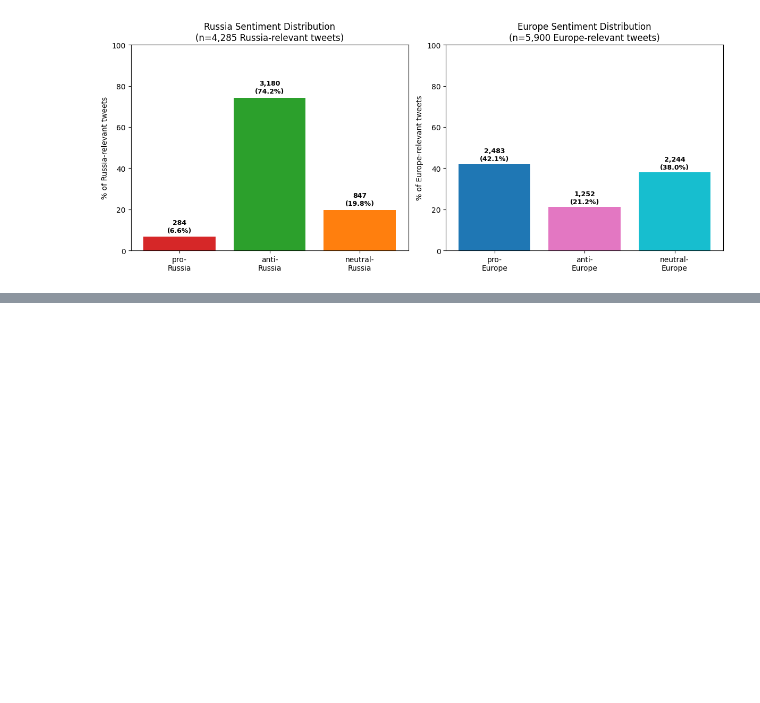
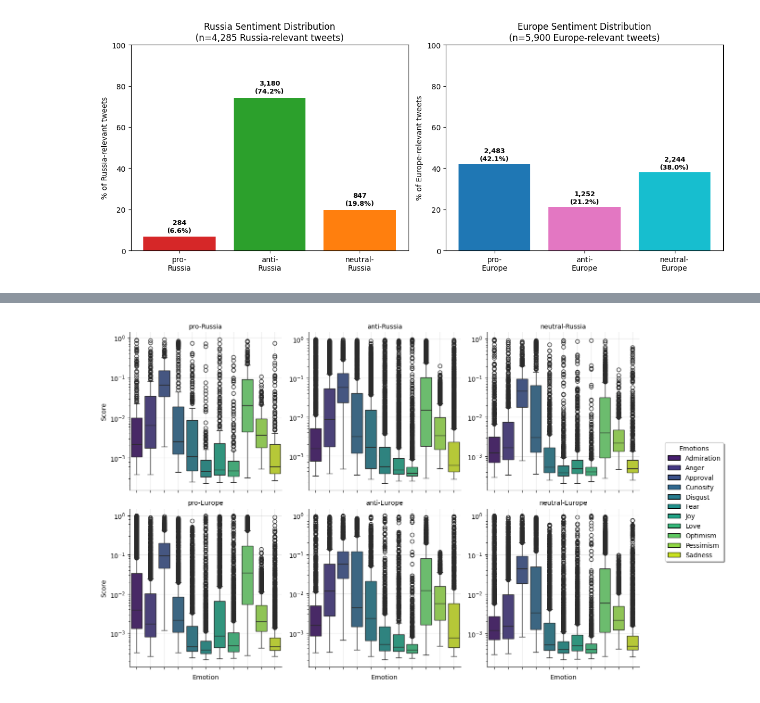
Before and after one commit to edgeslab/moldova-elections, a Jupyter notebook: analysis_OSMAN.ipynb, the cells around one changed output, grey strips where cells are left out. Cells and saved outputs as stored; diff of their text form; code cells hidden in the pictures; blank space fills up the shorter version.

```diff
--- a/analysis_OSMAN.ipynb
+++ b/analysis_OSMAN.ipynb
@@ -3118,0 +3387,90 @@ plot_overall_sentiment_charts(russia_data, europe_data)
+# %%
+import pandas as pd
+import matplotlib.pyplot as plt
+import seaborn as sns
+import matplotlib.ticker as mticker
+
+# Define the stance and emotion columns based on your dataset
+stance_cols = ['pro-Russia', 'anti-Russia', 'neutral-Russia', 'pro-Europe', 'anti-Europe', 'neutral-Europe']
+emotion_cols = ['Admiration', 'Anger', 'Approval', 'Curiosity', 'Disgust', 'Fear', 'Joy', 'Love', 'Optimism', 'Pessimism', 'Sadness']
+
+# Create a list to store dataframes for each stance
+stance_dfs = []
+
+for stance in stance_cols:
+    # Get rows where this stance is "yes" (case insensitive)
+    stance_mask = stances_df[stance].astype(str).str.lower() == "yes"
+
+    if stance_mask.sum() > 0:  # Only process if there are matching rows
+        # Select emotion columns for these rows and add stance label
+        stance_emotions = stances_df.loc[stance_mask, emotion_cols].copy()
+        stance_emotions['Stance'] = stance
+        stance_dfs.append(stance_emotions)
+
+# Combine all stance dataframes
+if stance_dfs:  # Check if we have any data
+    df_combined = pd.concat(stance_dfs, ignore_index=True)
+
+    # Melt the dataframe to long format
+    df_melted = df_combined.melt(
+        id_vars="Stance",
+        value_vars=emotion_cols,
+        var_name="Emotion",
+        value_name="Score"
+    )
+
+    # Convert Score to numeric, handling any non-numeric values
+    df_melted['Score'] = pd.to_numeric(df_melted['Score'], errors='coerce')
+
+    # Remove rows with NaN scores or scores <= 0 (for log scale)
+    df_melted = df_melted.dropna(subset=['Score'])
+    df_melted = df_melted[df_melted['Score'] > 0]
+
+    # Create color palette for emotions
+    colors = sns.color_palette("viridis", len(emotion_cols))
+    emotion_colors = dict(zip(emotion_cols, colors))
+
+    # Create the plot
+    g = sns.FacetGrid(df_melted, col="Stance", col_wrap=3, height=4, sharey=False)
+    g.map_dataframe(
+        sns.boxplot,
+        x="Emotion", y="Score",
+        palette=emotion_colors,
+        order=emotion_cols
+    )
+
+    # Customize each subplot
+    for ax in g.axes.flat:
+        ax.set_xticklabels(ax.get_xticklabels(), rotation=45, ha="right")
+        ax.yaxis.set_major_formatter(mticker.StrMethodFormatter("{x:.3f}"))
+        ax.set_yscale("log")
+        ax.grid(True, alpha=0.3)
+
+    g.set_titles("{col_name}")
+
+    # Create legend for emotion colors
+    legend_elements = [plt.Rectangle((0,0),1,1, facecolor=emotion_colors[emotion],
+                                   edgecolor='black', label=emotion)
+                      for emotion in emotion_cols]
+
+    # Add legend to the figure
+    g.fig.legend(handles=legend_elements,
+                title="Emotions",
+                bbox_to_anchor=(1.02, 0.5),
+                loc='center left',
+                frameon=True,
+                fancybox=True,
+                shadow=True)
+
+    # Adjust layout to accommodate legend BEFORE saving
+    plt.tight_layout()
+    g.fig.subplots_adjust(right=0.98)  # Make room for legend on the right
+
+    # Save with bbox_inches='tight' to include all elements
+    plt.savefig("emotion_by_stance_log.png", dpi=300, bbox_inches='tight',
+                facecolor='white', edgecolor='none')
+    plt.show()
+
+else:
+    print("No data found matching the stance criteria. Please check your data and stance column values.")
+# %% [output]
@@ -3118,0 +3494 @@ plot_overall_sentiment_charts(russia_data, europe_data)
+[figure, added]
```
Also changed, not shown: parts of 91 cells of this notebook, 39 other files.
